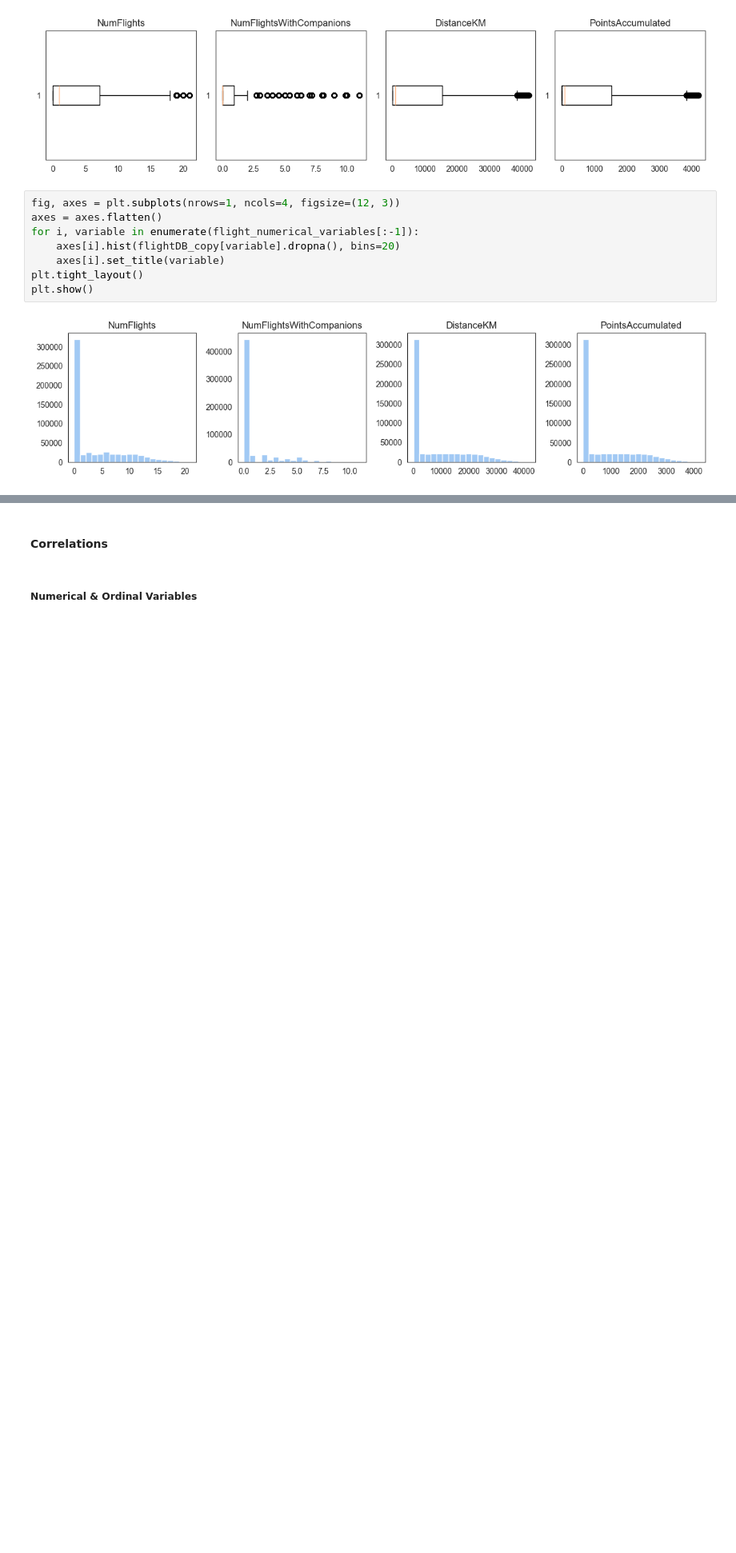
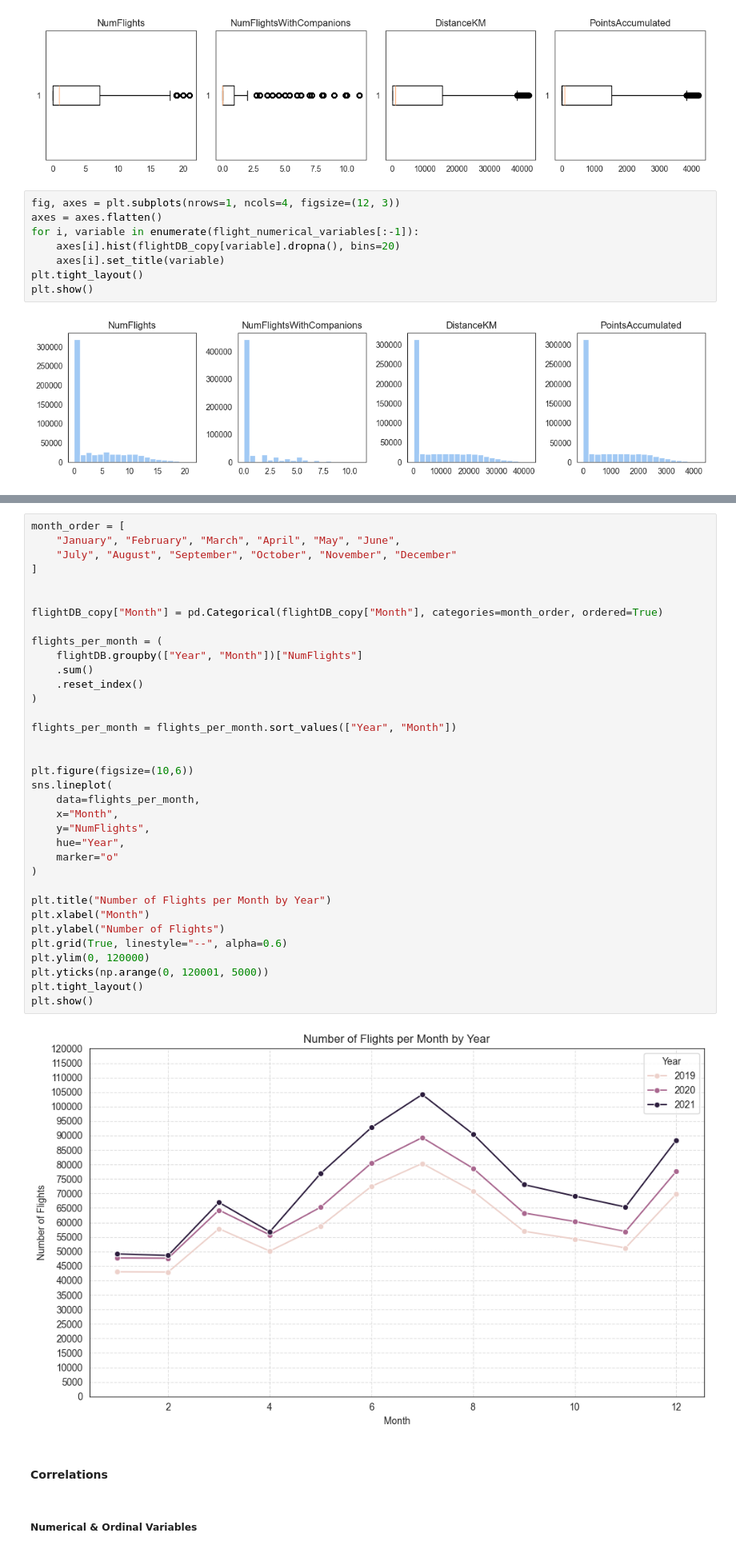
Before and after one commit to lCarvas/data-mining, a Jupyter notebook: src/Group94_EDA_Code.ipynb, the cells around one changed output, grey strips where cells are left out. Shown at 80% size. Drawn from its saved outputs; the diff is of its cells as text; blank space fills up the shorter version.

```diff
--- a/src/Group94_EDA_Code.ipynb
+++ b/src/Group94_EDA_Code.ipynb
@@ -806,3 +887,40 @@ plt.show()
+# %%
+month_order = [
+    "January", "February", "March", "April", "May", "June",
+    "July", "August", "September", "October", "November", "December"
+]
+
+
+flightDB_copy["Month"] = pd.Categorical(flightDB_copy["Month"], categories=month_order, ordered=True)
+
+flights_per_month = (
+    flightDB.groupby(["Year", "Month"])["NumFlights"]
+    .sum()
+    .reset_index()
+)
+
+flights_per_month = flights_per_month.sort_values(["Year", "Month"])
+
+
+plt.figure(figsize=(10,6))
+sns.lineplot(
+    data=flights_per_month,
+    x="Month",
+    y="NumFlights",
+    hue="Year",
+    marker="o"
+)
+
+plt.title("Number of Flights per Month by Year")
+plt.xlabel("Month")
+plt.ylabel("Number of Flights")
+plt.grid(True, linestyle="--", alpha=0.6)
+plt.ylim(0, 120000)
+plt.yticks(np.arange(0, 120001, 5000))
+plt.tight_layout()
+plt.show()
+# %% [output]
+[figure, added]
 # %% [markdown]
 #### Correlations
 # %% [markdown]
```
Also changed, not shown: parts of 7 cells of this notebook.
